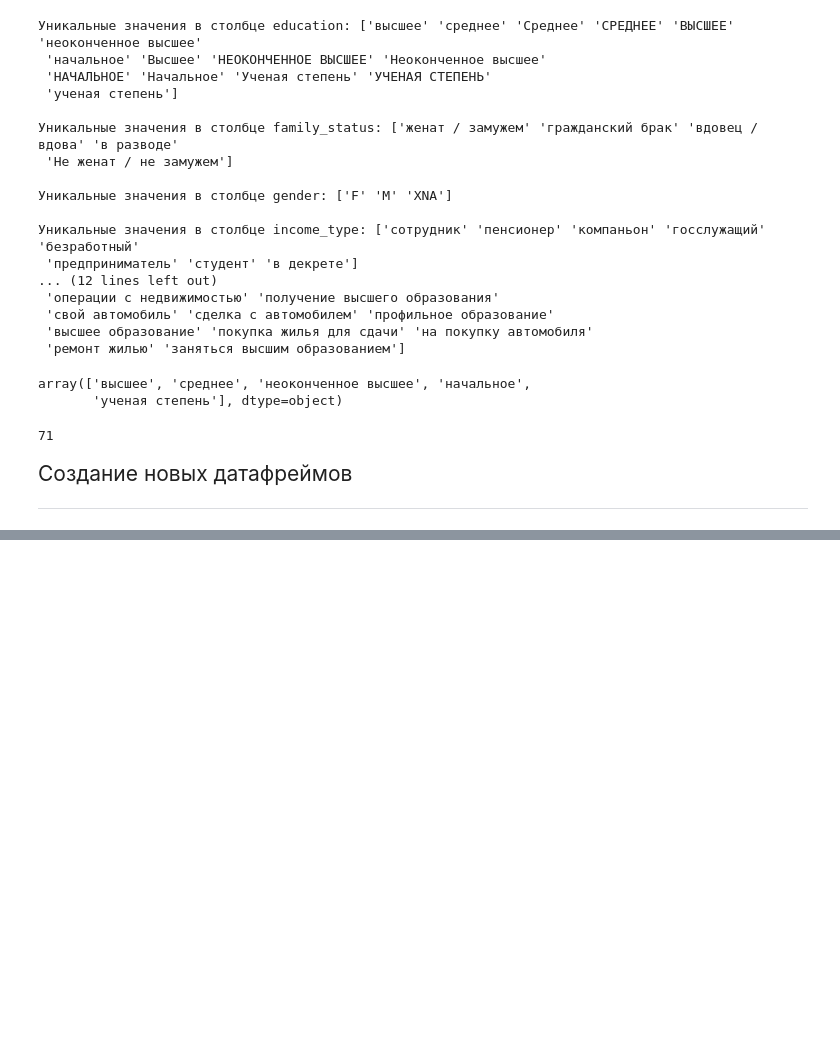
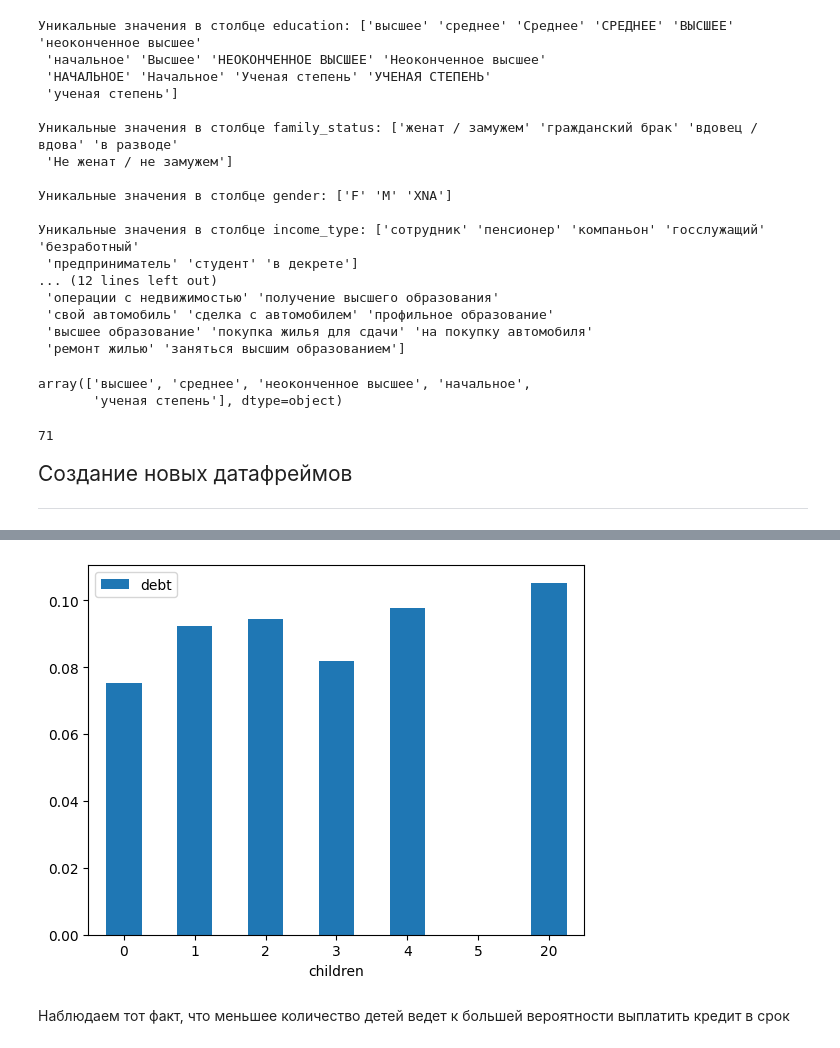
Before and after one commit to hactac9i/YaPrak, a Jupyter notebook: project_credit.ipynb, the cells around one changed output, grey strips where cells are left out. Saved outputs shown, nothing was run; the diff lists cells and outputs as text; code cells hidden in the pictures; blank space fills up the shorter version.

```diff
--- a/project_credit.ipynb
+++ b/project_credit.ipynb
@@ -219,3 +235,7 @@ df['total_income'] = df['total_income'].astype(int)
+# %%
+# Такое небольшое количество можно заметь на медианное
+col_median = df['children'].median()
+df.loc[df['children'] == -1, 'children'] = col_median
 # %% [markdown]
 <span style="font-size:150%">Работа с дубликатами</span>
 ____________________________________________________________________________________________
@@ -269,0 +318,4 @@ ________________________________________________________________________________
+# %%
+df = df.drop(columns='education')
+df = df.drop(columns='family_status')
+df.head()
@@ -269,0 +339,3 @@ ________________________________________________________________________________
+# %%
+df['total_income_category'] = df.apply(lambda x: 'E' if (x['total_income'] >= 0) & (x['total_income'] <= 30000) else ('D' if (x['total_income'] >= 30001) & (x['total_income'] <= 50000) else ('C' if (x['total_income'] >= 50001) & (x['total_income'] <= 200000) else ('B' if (x['total_income'] >= 200001) & (x['total_income'] <= 1000000) else 'A'))), axis=1)
+df
@@ -269,0 +401,4 @@ ________________________________________________________________________________
+# %%
+# зависимость между количеством детей и возвратом кредита в срок
+children_pivot = df.pivot_table(index='children', values='debt', aggfunc='mean')
+children_pivot
@@ -269,0 +421,7 @@ ________________________________________________________________________________
+# %%
+children_pivot.plot(kind='bar', rot=0)
+plt.show()
+# %% [output]
+[figure, added]
+# %% [markdown]
+Наблюдаем тот факт, что меньшее количество детей ведет к большей вероятности выплатить кредит в срок
```
Also changed, not shown: parts of 27 cells of this notebook, 1 other file.
